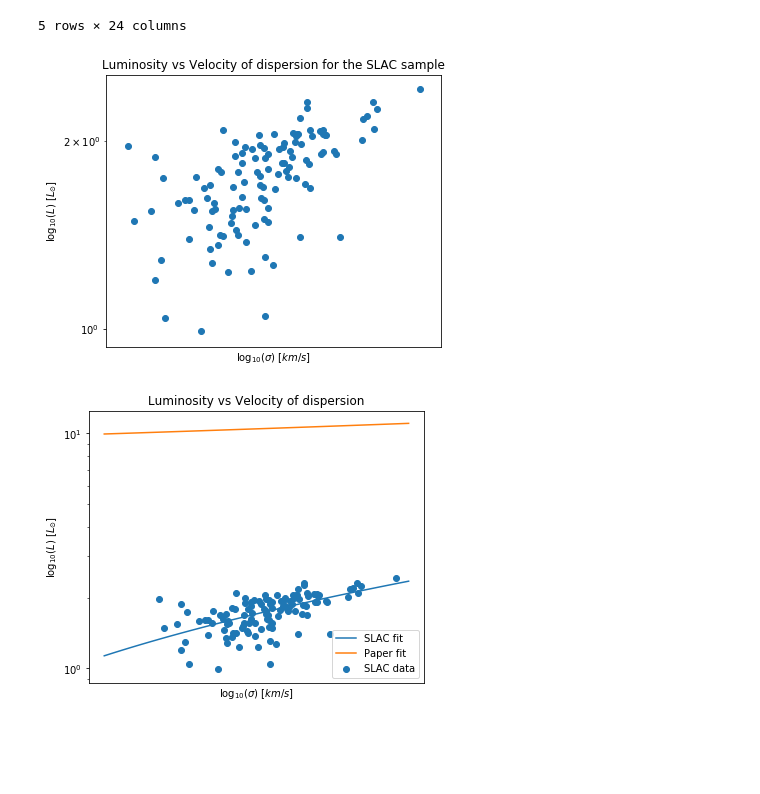
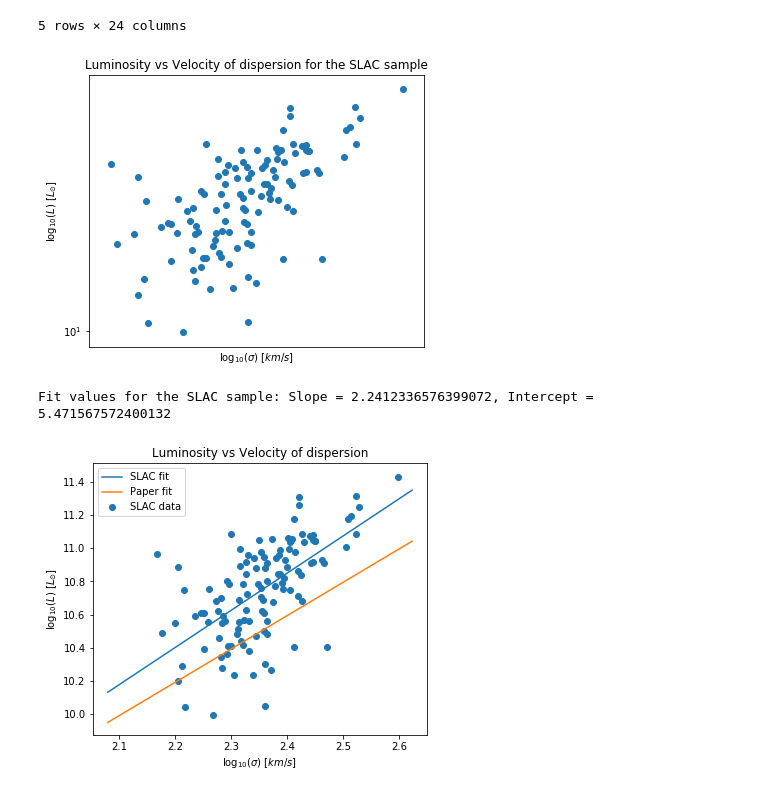
Before and after one commit to JimenaGonzalez/Simulations-Double-Source-Gravitational-Lensing, a Jupyter notebook: Faber-Jackson Relation.ipynb, the cells around one changed output. Saved outputs shown, nothing was run; the diff lists cells and outputs as text; code cells hidden in the pictures; blank space fills up the shorter version.

```diff
--- a/Faber-Jackson Relation.ipynb
+++ b/Faber-Jackson Relation.ipynb
@@ -44,26 +45,27 @@ data.head()
 # %%
 luminosity_slac, velocity = [], []
 for index, row in data.iterrows():
     L, sigma = row['L(V555)'], row['sigma']
     if(L !='   ' and sigma !='   '):
         L, sigma = float(L), float(sigma)
-        luminosity_slac.append(L)
+        luminosity_slac.append(L*10**9)
         velocity.append(sigma)
 plt.figure(figsize=(6,5))
 plt.scatter(np.log10(velocity), np.log10(luminosity_slac))
 plt.title('Luminosity vs Velocity of dispersion for the SLAC sample')
 plt.xlabel(u'$\log_{10}({\sigma})\ [km/s]$')
 plt.ylabel(u'$\log_{10}({L})\ [L_{\odot}]$')
 plt.xscale('log')
 plt.yscale('log')
 plt.show()
 # %% [output]
-[figure, old version]
+[figure, new version]
 # %%
 # Linear-regression for SLAC sample and data for plot of the fit
 coefficients = np.polyfit(np.log10(velocity), np.log10(luminosity_slac), 1)
 x_slac_fit = np.linspace(np.log10(120),np.log10(420),100)
 y_slac_fit = coefficients[0]*x_slac_fit + coefficients[1]
+print("Fit values for the SLAC sample: Slope = {}, Intercept = {}".format(coefficients[0], coefficients[1]))
 # Fit from the paper:
 x_paper_fit = np.linspace(120, 420,100)
 y_paper_fit = luminosity_function(x_paper_fit)
@@ -75,9 +77,8 @@ plt.plot(np.log10(x_paper_fit), np.log10(y_paper_fit), label='Paper fit')
 plt.title('Luminosity vs Velocity of dispersion')
 plt.xlabel(u'$\log_{10}({\sigma})\ [km/s]$')
 plt.ylabel(u'$\log_{10}({L})\ [L_{\odot}]$')
-plt.xscale('log')
-plt.yscale('log')
 plt.legend()
 plt.show()
 # %% [output]
+Fit values for the SLAC sample: Slope = 2.2412336576399072, Intercept = 5.471567572400132
-[figure, old version]
+[figure, new version]
```
Also changed, not shown: parts of 1 cell of this notebook, 1 other file.
